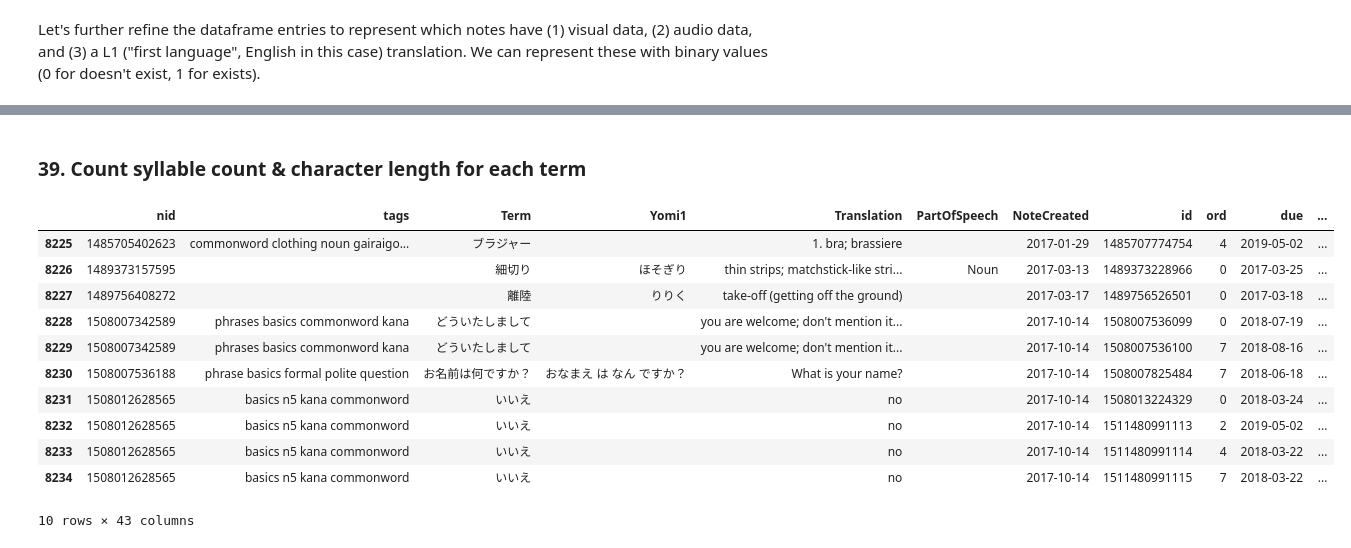
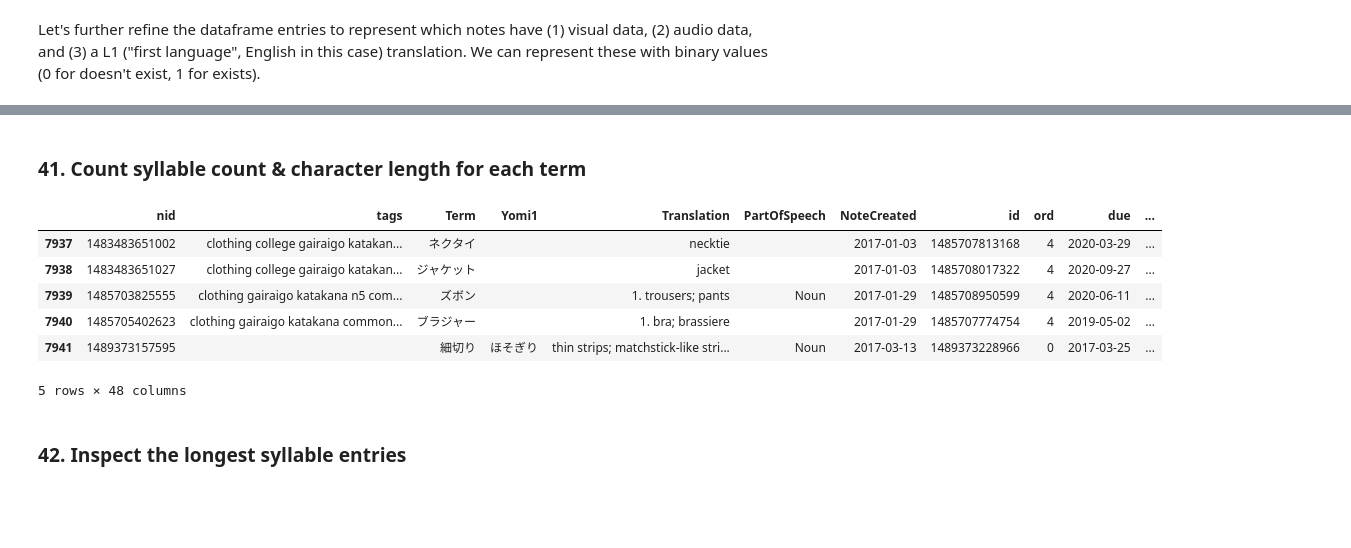
Before and after one commit to avidrucker/vocab-analysis, a Jupyter notebook: section_2_prepare_the_data.ipynb, the cells around one changed output, grey strips where cells are left out. Cells and saved outputs as stored; diff of their text form; code cells hidden in the pictures; blank space fills up the shorter version.

```diff
--- a/section_2_prepare_the_data.ipynb
+++ b/section_2_prepare_the_data.ipynb
@@ -464,0 +495,11 @@ assertEquals(str(df_notes_005_last_modified['mod'].iloc[0]), "2017-11-23", "Note
+# %%
+sel4 = df_notes_006_only_vocab_no_rare[df_notes_006_only_vocab_no_rare['tags'].str.contains("rare")]
+# https://stackoverflow.com/questions/37313691/how-to-remove-a-pandas-dataframe-from-another-dataframe
+# remove rare words only first
+df_notes_006_only_vocab_no_rare = pd.concat([df_notes_006_only_vocab_no_rare, sel4]).drop_duplicates(keep=False)
+
+print(df_notes_006_only_vocab_no_rare.shape)
+df_notes_006_only_vocab_no_rare.head(3)
+
+# todo: assert that no rare words remain in 'df_notes_006_only_vocab_no_rare' by using 'contain("rare")'
+# for selection, assert that selection has a row size of 0
@@ -464,0 +513,9 @@ assertEquals(str(df_notes_005_last_modified['mod'].iloc[0]), "2017-11-23", "Note
+# %%
+# remove phrases, sentences & questions now all at once
+sel5 = df_notes_006_only_vocab_no_rare[df_notes_006_only_vocab_no_rare['tags'].str.contains("phrase")]
+sel6 = df_notes_006_only_vocab_no_rare[df_notes_006_only_vocab_no_rare['tags'].str.contains("sentence")]
+sel7 = df_notes_006_only_vocab_no_rare[df_notes_006_only_vocab_no_rare['tags'].str.contains("question")]
+df_notes_006_only_vocab_no_rare = pd.concat([df_notes_006_only_vocab_no_rare, sel5, sel6, sel7]).drop_duplicates(keep=False)
+
+print(df_notes_006_only_vocab_no_rare.shape)
+df_notes_006_only_vocab_no_rare.head(3)
@@ -469 +531,3 @@ df_notes_final = df_notes_005_last_modified.copy()
+# %%
+df_notes_007_midway = df_notes_006_only_vocab_no_rare.copy()
 # %% [markdown]
@@ -539,7 +606,7 @@ df_cards_final.to_csv('datasets/cards_section_2_final.csv')
 # %%
 # now that we have note id's for all the words, we can
 # join together these separate dataframes
-df_combo = pd.merge(df_notes_final, df_cards_final, on='nid')
+df_combo = pd.merge(df_notes_007_midway, df_cards_final, on='nid')
 print(df_combo.shape)
 df_combo.head()
 # %% [output]
@@ -752,32 +823,29 @@ df_combo_004_less_cols.head(35)[30:]
 # %% [markdown]
-### 39. Count syllable count & character length for each term
+### 41. Count syllable count & character length for each term
 # %%
 df_combo_005_with_len = df_combo_004_less_cols.copy()
 
 df_combo_005_with_len['TermLen'] = df_combo_005_with_len['Term'].str.len()
 df_combo_005_with_len['Syllables'] = df_combo_005_with_len['Yomi1'].str.len()
 df_combo_005_with_len.loc[df_combo_005_with_len['Syllables'] == 0, 'Syllables'] = df_combo_005_with_len['TermLen']
 
 bins = [0,1,2,4,8,128]
 labels = ["[1]","[2]","[3:4]","[5:8]","[9: ]"]
 # https://stackoverflow.com/questions/45273731/binning-column-with-python-pandas
 df_combo_005_with_len['TermLenGroup'] = pd.cut(df_combo_005_with_len['TermLen'], bins=bins, labels=labels)
 
 #df.loc[df['Grades'] <= 77, 'Grades'] = 100
 # https://stackoverflow.com/questions/42815768/pandas-adding-column-with-the-length-of-other-column-as-value
 #df_binary2.head(35)[30:]
-df_combo_005_with_len.tail(20)[:10]
+df_combo_005_with_len.tail(20)[:5]
 # %% [output]
 |  | nid | tags | Term | Yomi1 | Translation | PartOfSpeech | NoteCreated | id | ord | due | ... |
-| 8225 | 1485705402623 | commonword clothing noun gairaigo... | ブラジャー |  | 1. bra; brassiere |  | 2017-01-29 | 1485707774754 | 4 | 2019-05-02 | ... |
-| 8226 | 1489373157595 |  | 細切り | ほそぎり | thin strips; matchstick-like stri... | Noun | 2017-03-13 | 1489373228966 | 0 | 2017-03-25 | ... |
-| 8227 | 1489756408272 |  | 離陸 | りりく | take-off (getting off the ground) |  | 2017-03-17 | 1489756526501 | 0 | 2017-03-18 | ... |
-| 8228 | 1508007342589 | phrases basics commonword kana | どういたしまして |  | you are welcome; don't mention it... |  | 2017-10-14 | 1508007536099 | 0 | 2018-07-19 | ... |
-| 8229 | 1508007342589 | phrases basics commonword kana | どういたしまして |  | you are welcome; don't mention it... |  | 2017-10-14 | 1508007536100 | 7 | 2018-08-16 | ... |
-| 8230 | 1508007536188 | phrase basics formal polite question | お名前は何ですか？ | おなまえ は なん ですか？ | What is your name? |  | 2017-10-14 | 1508007825484 | 7 | 2018-06-18 | ... |
-| 8231 | 1508012628565 | basics n5 kana commonword | いいえ |  | no |  | 2017-10-14 | 1508013224329 | 0 | 2018-03-24 | ... |
-| 8232 | 1508012628565 | basics n5 kana commonword | いいえ |  | no |  | 2017-10-14 | 1511480991113 | 2 | 2019-05-02 | ... |
-| 8233 | 1508012628565 | basics n5 kana commonword | いいえ |  | no |  | 2017-10-14 | 1511480991114 | 4 | 2018-03-22 | ... |
-| 8234 | 1508012628565 | basics n5 kana commonword | いいえ |  | no |  | 2017-10-14 | 1511480991115 | 7 | 2018-03-22 | ... |
+| 7937 | 1483483651002 | clothing college gairaigo katakan... | ネクタイ |  | necktie |  | 2017-01-03 | 1485707813168 | 4 | 2020-03-29 | ... |
+| 7938 | 1483483651027 | clothing college gairaigo katakan... | ジャケット |  | jacket |  | 2017-01-03 | 1485708017322 | 4 | 2020-09-27 | ... |
+| 7939 | 1485703825555 | clothing gairaigo katakana n5 com... | ズボン |  | 1. trousers; pants | Noun | 2017-01-29 | 1485708950599 | 4 | 2020-06-11 | ... |
+| 7940 | 1485705402623 | clothing gairaigo katakana common... | ブラジャー |  | 1. bra; brassiere |  | 2017-01-29 | 1485707774754 | 4 | 2019-05-02 | ... |
+| 7941 | 1489373157595 |  | 細切り | ほそぎり | thin strips; matchstick-like stri... | Noun | 2017-03-13 | 1489373228966 | 0 | 2017-03-25 | ... |
-10 rows × 43 columns
+5 rows × 48 columns
+# %% [markdown]
+### 42. Inspect the longest syllable entries
 # %%
```
Also changed, not shown: parts of 85 cells of this notebook, 1 other file.
